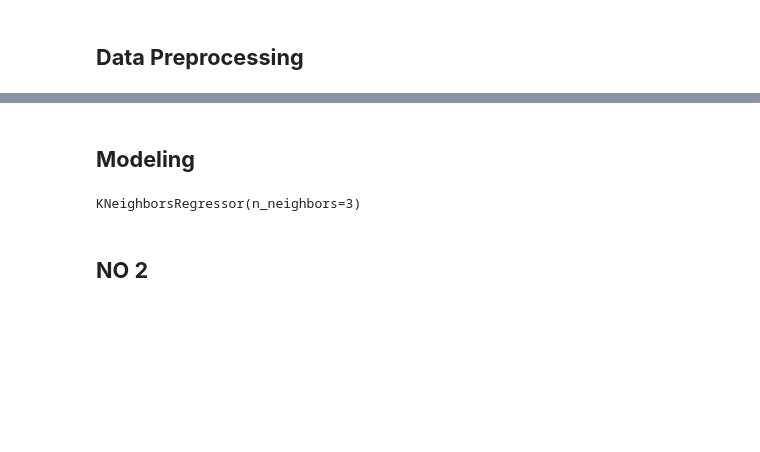
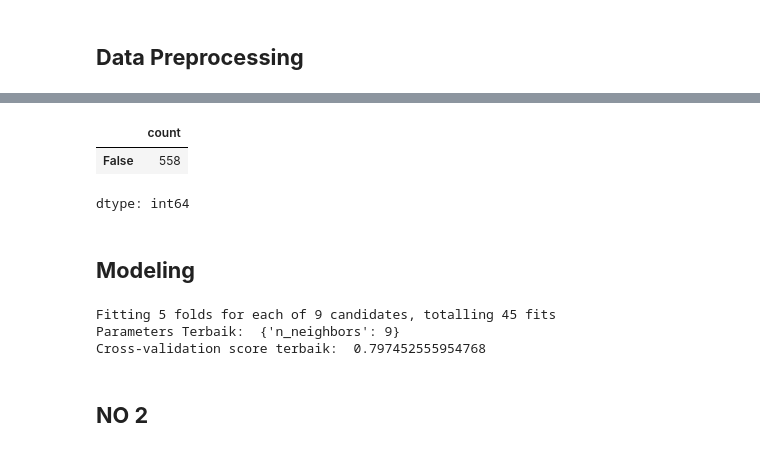
Before and after one commit to notnsas/cautious-eureka, a Jupyter notebook: aplikasi_ds/UAS.ipynb, the cells around one changed output, grey strips where cells are left out. Cells and saved outputs as stored; diff of their text form; code cells hidden in the pictures; blank space fills up the shorter version.

```diff
--- a/aplikasi_ds/UAS.ipynb
+++ b/aplikasi_ds/UAS.ipynb
@@ -267,11 +341,22 @@ df[["HARGA", "LT", "LB"]] = np.log(df[["HARGA", "LT", "LB"]])
 # %%
 # # Drop kolom NO karena tidak berguna
 # df = df.drop('NO', axis=1)
-# %%
-# Mendapatkan kolom numerik fitur
-col_num_x = col_num.drop('HARGA')
-
-# Normalisasi semua kolom numerik kecuali target
-scaler = StandardScaler()
-df[col_num_x] = scaler.fit_transform(df[col_num_x])
-df[col_num_x] = scaler.transform(df[col_num_x])
+# %%
+# Split the data into features (X) and target (y)
+X = df.drop('HARGA', axis=1)
+y = df['HARGA']
+
+# Split the data into training and test sets
+X_train, X_test, y_train, y_test = train_test_split(X, y, test_size=0.2)
+
+# Untuk validatin sets
+# X_test, X_val, y_test, y_val = train_test_split(X_test, y_test, test_size=0.25, random_state=1) # 0.25 x 0.8 = 0.2
+X_train, X_val, y_train, y_val = train_test_split(X_train, y_train, test_size=0.25, random_state=1) # 0.25 x 0.8 = 0.2
+# %%
+# Melihat yang semua kolom outlier
+filt = ((X_train[["LT", "LB", "JKT","JKM"]] <= 3) & (X_train[["LT", "LB", "JKT","JKM"]] >= -3)).all(axis=1).value_counts()
+filt
+# %% [output]
+|  | count |
+| False | 558 |
+dtype: int64
@@ -287,8 +372,30 @@ X_train, X_test, y_train, y_test = train_test_split(X, y, test_size=0.2)
-# %%
-knn = KNeighborsRegressor(n_neighbors=3)
-knn.fit(X_train, y_train)
-# %% [output]
-KNeighborsRegressor(n_neighbors=3)
+# %%
+# Ngebuat parameter distribusi
+param_dist = {'n_neighbors': list(range(1,10)),}
+
+# Buat model
+knn = KNeighborsRegressor()
+
+# Menggunakan gridsearch untuk mencari param terbaik
+grid_sc = GridSearchCV(knn,
+                       param_grid = param_dist,
+                       n_jobs=-1,
+                       verbose=3,
+                       cv=5)
+
+# Fit gridsearch ke data
+grid_sc.fit(X_train, y_train)
+
+# Get the best parameters and score
+print("Parameters Terbaik: ", grid_sc.best_params_)
+print("Cross-validation score terbaik: ", grid_sc.best_score_)
+
+# Model paling baik
+knn = grid_sc.best_estimator_
+# %% [output]
+Fitting 5 folds for each of 9 candidates, totalling 45 fits
+Parameters Terbaik:  {'n_neighbors': 9}
+Cross-validation score terbaik:  0.797452555954768
 # %% [markdown]
 ## **NO 2**
 # %%
```
Also changed, not shown: parts of 34 cells of this notebook.
